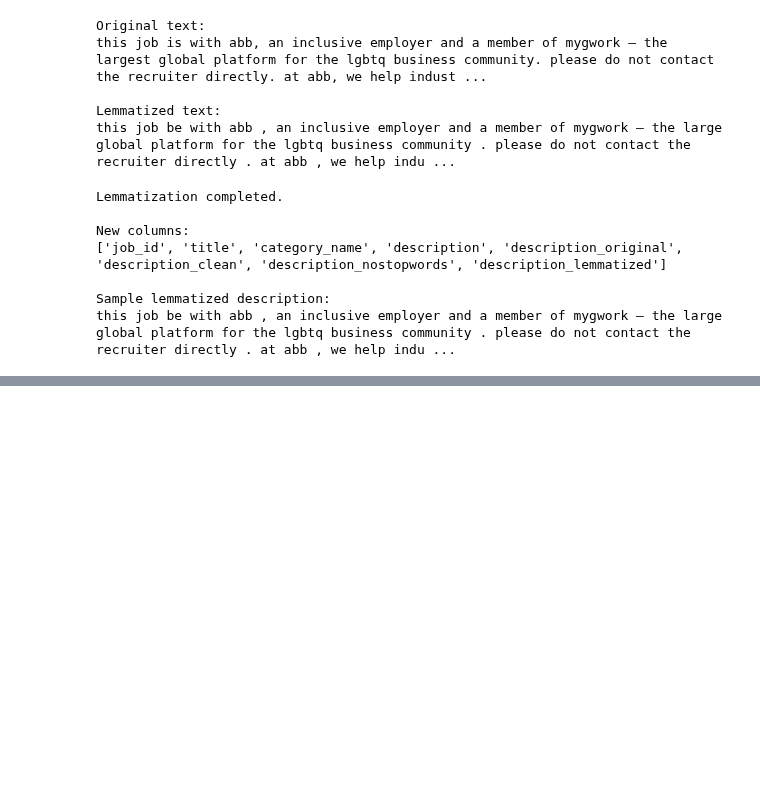
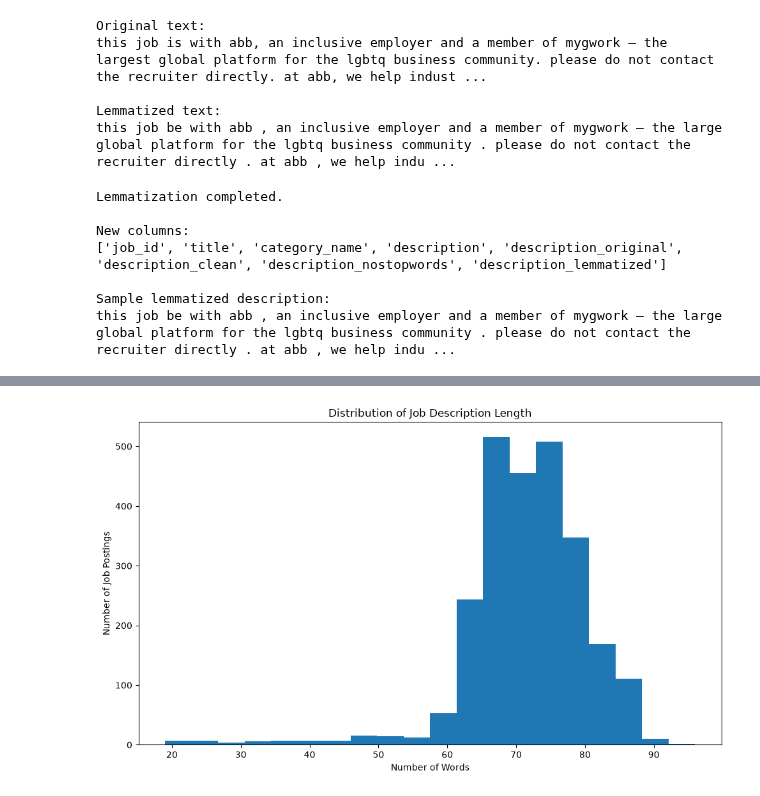
Before and after one commit to anusanth26/Career-Market-Intelligence, a Jupyter notebook: notebooks/1b_text_cleaning_eda.ipynb, the cells around one changed output, grey strips where cells are left out. Drawn from its saved outputs; the diff is of its cells as text; code cells hidden in the pictures; blank space fills up the shorter version.

Commit message:
feat: add job description length analysis

```diff
--- a/notebooks/1b_text_cleaning_eda.ipynb
+++ b/notebooks/1b_text_cleaning_eda.ipynb
@@ -424,0 +461,14 @@ this job be with abb , an inclusive employer and a member of mygwork – the lar
+# %%
+# Calculate the number of words in each original job description
+
+text_df["description_word_count"] = (
+    text_df["description_original"]
+    .fillna("")
+    .str.split()
+    .str.len()
+)
+
+print("Description length calculated.")
+
+print("\nSummary statistics:")
+print(text_df["description_word_count"].describe())
@@ -424,0 +488,18 @@ this job be with abb , an inclusive employer and a member of mygwork – the lar
+# %%
+import matplotlib.pyplot as plt
+
+plt.figure(figsize=(10, 6))
+
+plt.hist(
+    text_df["description_word_count"],
+    bins=20
+)
+
+plt.xlabel("Number of Words")
+plt.ylabel("Number of Job Postings")
+plt.title("Distribution of Job Description Length")
+
+plt.tight_layout()
+plt.show()
+# %% [output]
+[figure, added]
```
Also changed, not shown: parts of 2 cells of this notebook.
